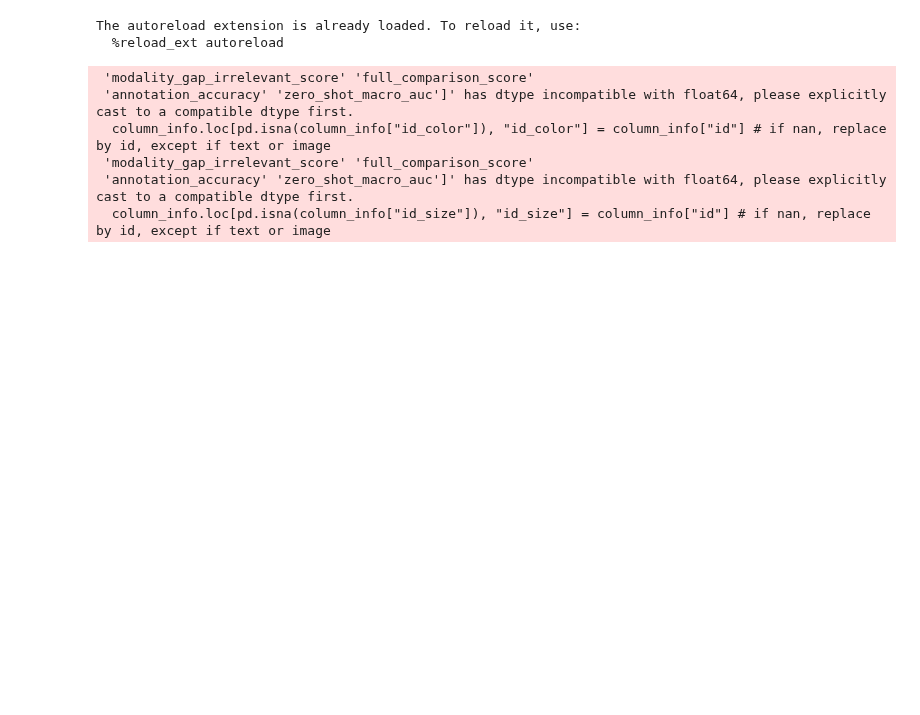
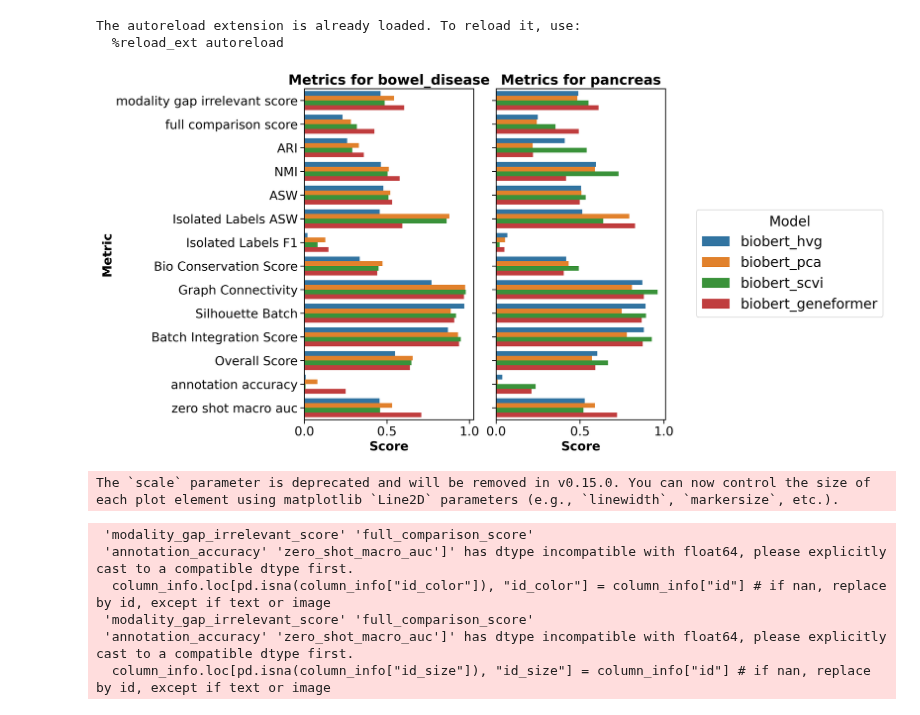
Before and after one commit to mengerj/mmcontext, a Jupyter notebook: exploratory/notebooks/plot_eval_results.ipynb, the cells around one changed output. Saved outputs shown, nothing was run; the diff lists cells and outputs as text; code cells hidden in the pictures; blank space fills up the shorter version.

```diff
--- a/exploratory/notebooks/plot_eval_results.ipynb
+++ b/exploratory/notebooks/plot_eval_results.ipynb
@@ -14,0 +11,9 @@ df_long["dataset_short_name"] = df_long["dataset_name"].str.split("_pairs").str[
+# %%
+from mmcontext.pl.metric_plots import plot_evaluation_results
+
+scib_subset = {"scib_Bio_Conservation_Score", "scib_Batch_Integration_Score", "scib_Overall_Score"}
+plot_evaluation_results(
+    "../../outputs/evaluation_results_100k_text_unfrozen.csv", label_fontsize=18, legend_fontsize=20, title_fontsize=20
+)
+# %% [output]
+[figure, added]
@@ -15,3 +29,20 @@ df_long["dataset_short_name"] = df_long["dataset_name"].str.split("_pairs").str[
+# %%
+from mmcontext.pl.metric_plots import plot_evaluation_summary
+
+plot_evaluation_summary(
+    "../../outputs/evaluation_results.csv",
+    label_fontsize=24,
+    legend_fontsize=24,
+    title_fontsize=28,
+    eval_results_figsize=(18, 12),
+    mean_ranks_figsize=(14, 8),
+    dpi=600,
+    save_format="svg",
+    save_dir="figs",
+    save_plot=True,
+)
+# %% [output]
+The `scale` parameter is deprecated and will be removed in v0.15.0. You can now control the size of each plot element using matplotlib `Line2D` parameters (e.g., `linewidth`, `markersize`, etc.).
 # %%
 from mmcontext.eval.utils import transform_to_funkyheatmap_format
 
```
Also changed, not shown: parts of 5 cells of this notebook, 8 other files.
